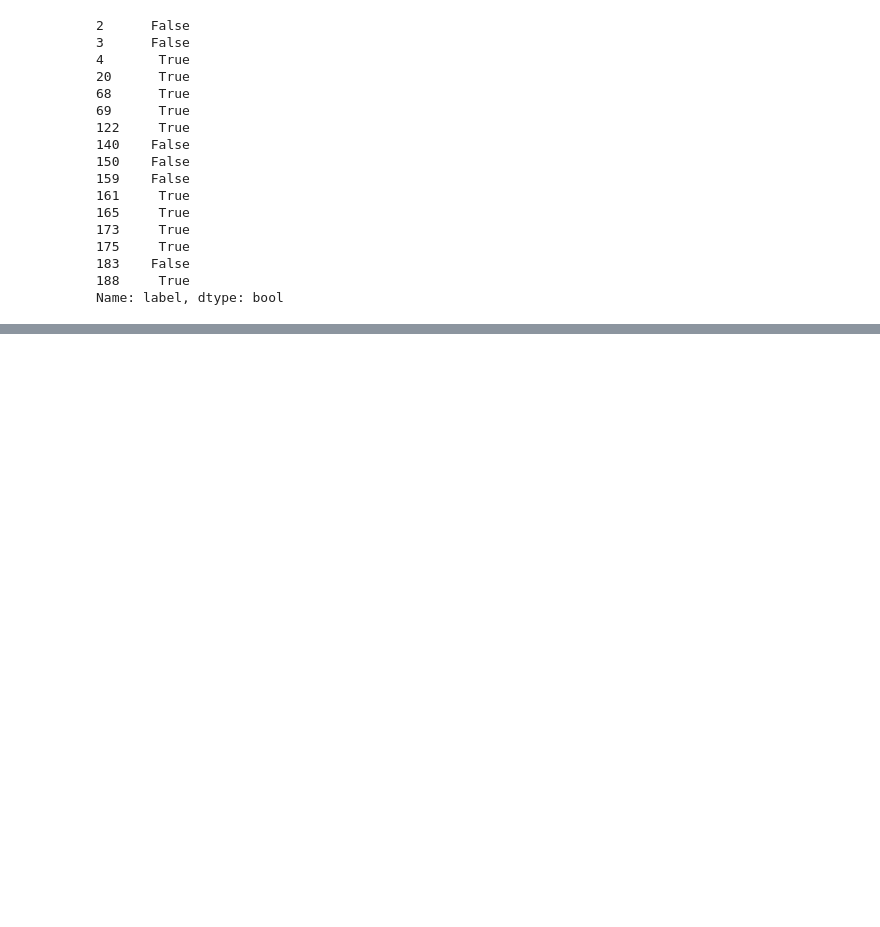
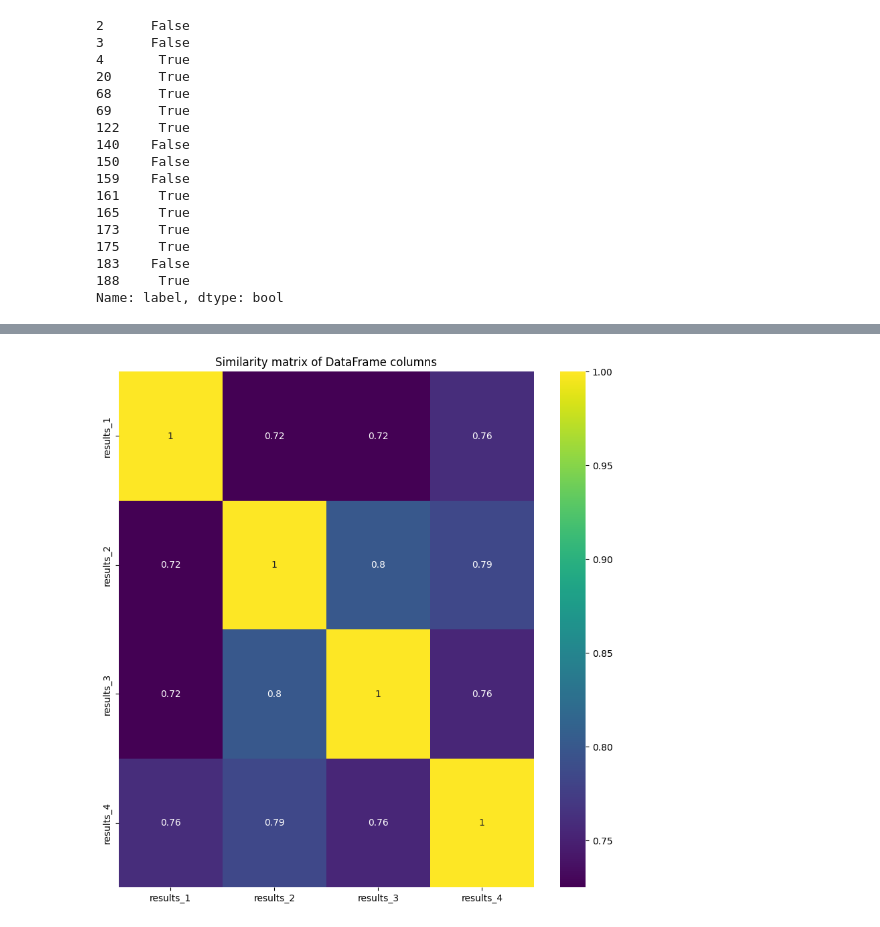
Before and after one commit to stefanhuber1510/enforcing-the-digital-services-act, a Jupyter notebook: 12-including-biography/main-biography.ipynb, the cells around one changed output, grey strips where cells are left out. Saved outputs shown, nothing was run; the diff lists cells and outputs as text; code cells hidden in the pictures; blank space fills up the shorter version.

```diff
--- a/12-including-biography/main-biography.ipynb
+++ b/12-including-biography/main-biography.ipynb
@@ -43,0 +50,3 @@ df_sampled = df_sampled.merge(profiles[['username', 'full_name', 'edge_followed_
+# %%
+# load used sample generated in block above
+df = pd.read_csv(f"data/df_samples/df_1.csv")
@@ -44 +302,10 @@ df_sampled = df_sampled.merge(profiles[['username', 'full_name', 'edge_followed_
+# %%
+# to modify!!
+import pickle
+loaded_dfs[0]["results_1_bio_temp0"] = results_1_1[1]
+loaded_dfs[0]["results_2_bio_temp0"] = results_2_1[1]
+loaded_dfs[0]["results_3_bio_temp0"] = results_3_1[1]
+loaded_dfs[0]["results_4_bio_temp0"] = results_4_1[1]
+with open("data/df_samples/safety_backup.pkl",'wb') as f:
+    pickle.dump(loaded_dfs,f)
 # %%
@@ -267,0 +528,3 @@ messages = [{"role": "system", "content": "You are an assistant helping an acade
+# %%
+import pandas as pd
+df = pd.read_pickle("data/results & analysis/df_results_1_to_4.pkl")
@@ -267,0 +589,24 @@ messages = [{"role": "system", "content": "You are an assistant helping an acade
+# %%
+import matplotlib.pyplot as plt
+import seaborn as sns
+
+columns = ["results_1", "results_2", "results_3", "results_4"]
+
+# Initialize a dataframe to store the similarity scores
+similarity_df = pd.DataFrame(index=columns, columns=columns)
+
+# Calculate the similarity scores and store them in the dataframe
+for col1 in columns:
+    for col2 in columns:
+        similarity_df.loc[col1, col2] = sum(df[col1] == df[col2])/200
+
+# Convert to float for plotting
+similarity_df = similarity_df.astype(float)
+
+# Plot a heatmap of the similarity scores
+plt.figure(figsize=(10, 10))
+sns.heatmap(similarity_df, annot=True, cmap='viridis')
+plt.title("Similarity matrix of DataFrame columns")
+plt.show()
+# %% [output]
+[figure, added]
```
Also changed, not shown: parts of 81 cells of this notebook, 2 other files.
